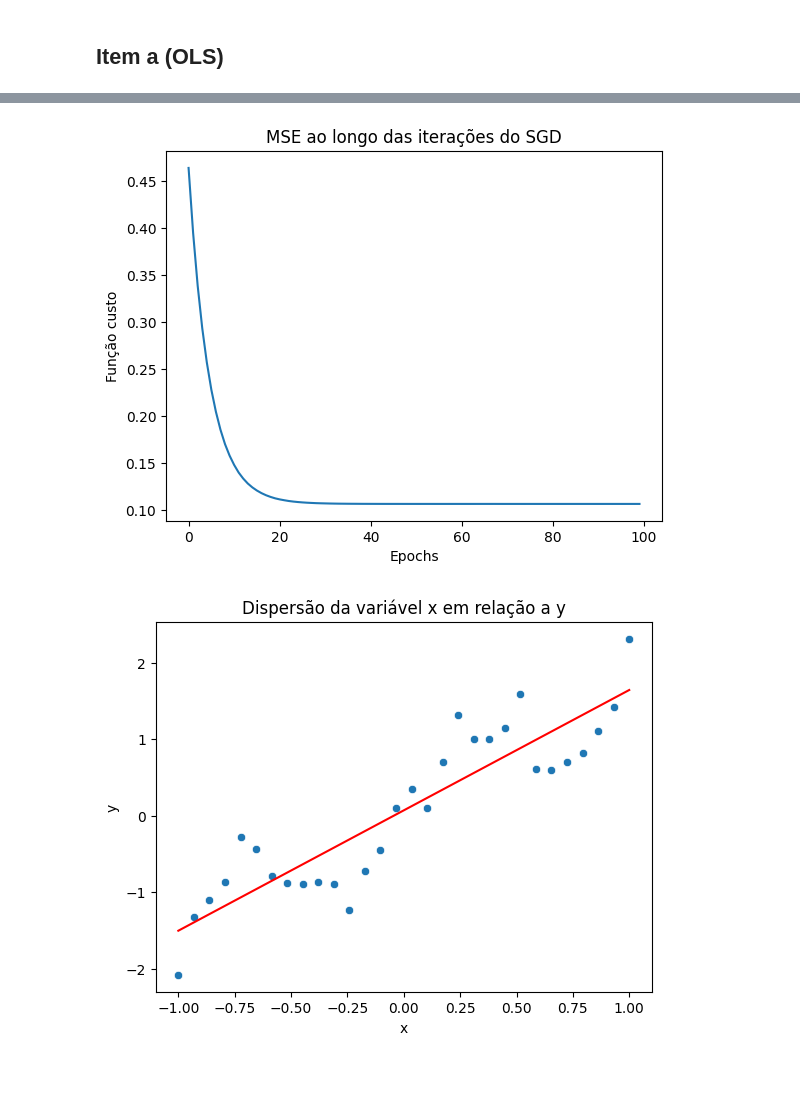
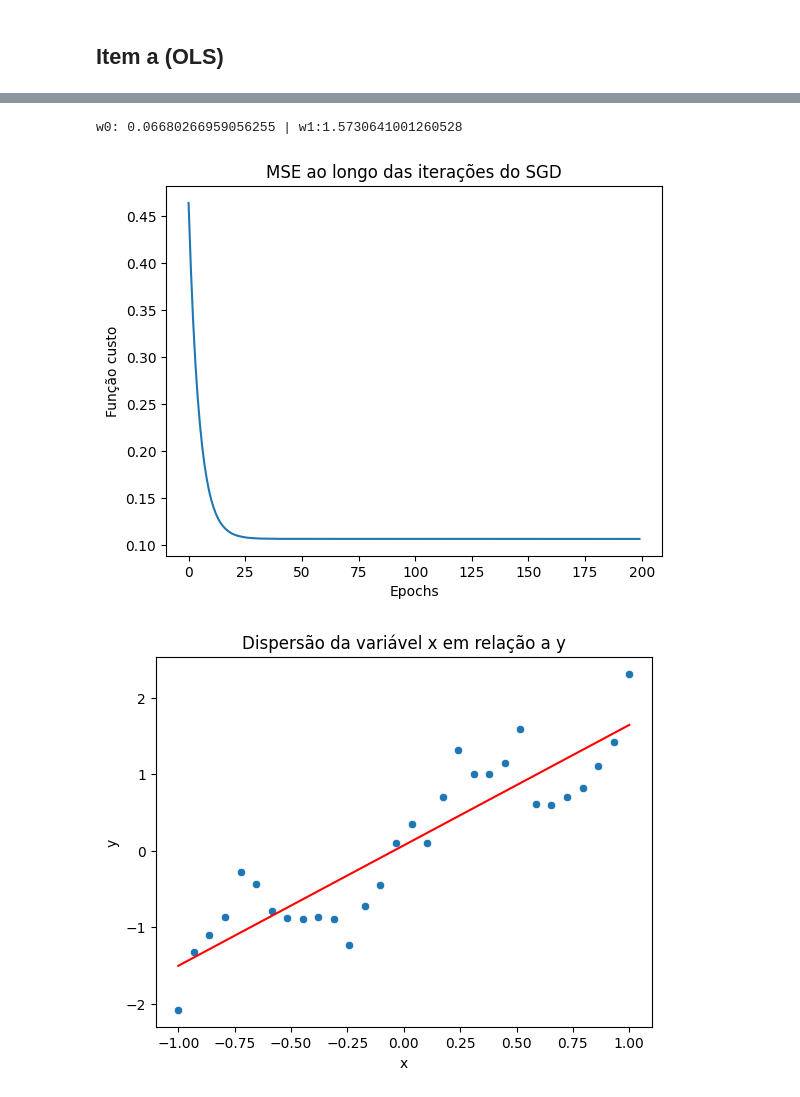
Before and after one commit to PedroJoas/AprendizagemDeMaquina, a Jupyter notebook: listas/lista1/resolucao.ipynb, the cells around one changed output, grey strips where cells are left out. Cells and saved outputs as stored; diff of their text form; code cells hidden in the pictures.

```diff
--- a/listas/lista1/resolucao.ipynb
+++ b/listas/lista1/resolucao.ipynb
@@ -20,16 +61,2 @@ artificial.head()
 # %% [markdown]
 ## Item a (OLS)
-# %%
-x = artificial.x.to_numpy()
-y = artificial.y.to_numpy()
-
-n = x.shape[0]
-
-x = np.column_stack([np.ones(n), x])
-
-transposta = x.T
-
-pesos = np.linalg.inv(transposta @ x) @ transposta @ y
-
-y_pred = x @ pesos
-print('Pesos: ', pesos)
@@ -37,0 +63,13 @@ Pesos:  [0.06761792 1.57486517]
+# %%
+def ols(x,y,r = 0) -> np.array:
+    qtd_atributos = x.shape[1]
+    identidade = np.eye(qtd_atributos) # aqui é uma matriz identidade de cols x cols
+    identidade[0][0] = 0
+    transposta = x.T
+
+    pesos = np.linalg.inv(transposta @ x + r*identidade) @ transposta @ y
+
+    return pesos
+
+pesos = ols(x,y)
+print(f'w0: {pesos[0]} | w1: {pesos[1]}')
@@ -82,0 +116,3 @@ print(pesos)
+# %%
+pesos, hist_epochs, hist_mse = gd(x,y)
+print(f'w0: {pesos[0]} | w1: {pesos[1]}')
@@ -143,8 +174,13 @@ print(pesos)
+# %%
+pesos, hist_epochs, hist_mse = sgd(x,y, passo_aprendizado=0.01)
+print(f'w0: {pesos[0]} | w1:{pesos[1]}')
+# %% [output]
+w0: 0.06680266959056255 | w1:1.5730641001260528
 # %%
-sns.lineplot(historico_mse)
+sns.lineplot(hist_mse)
 plt.title('MSE ao longo das iterações do SGD')
 plt.xlabel('Epochs')
 plt.ylabel('Função custo')
 plt.show()
 # %% [output]
-[figure, old version]
+[figure, new version]
```
Also changed, not shown: parts of 29 cells of this notebook, 1 other file.
